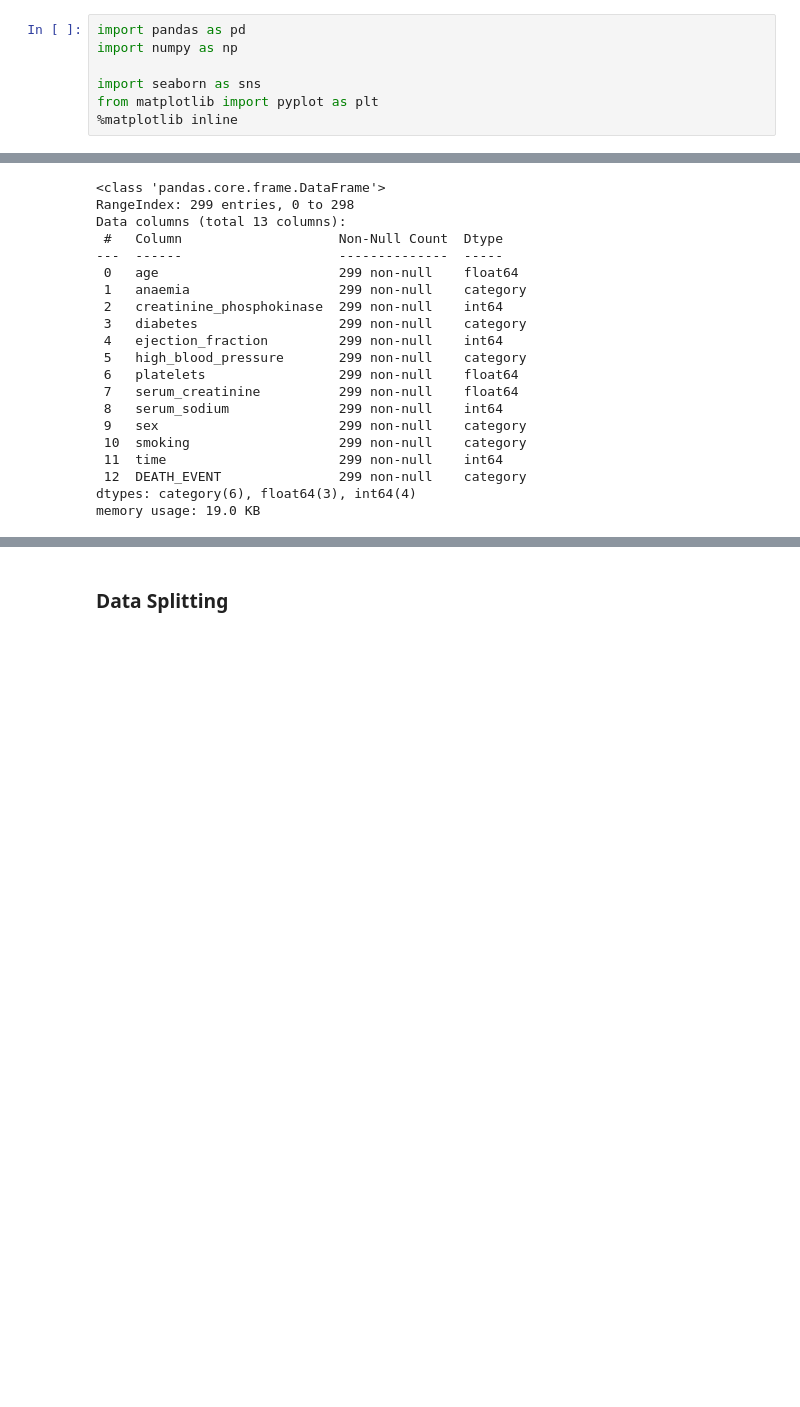
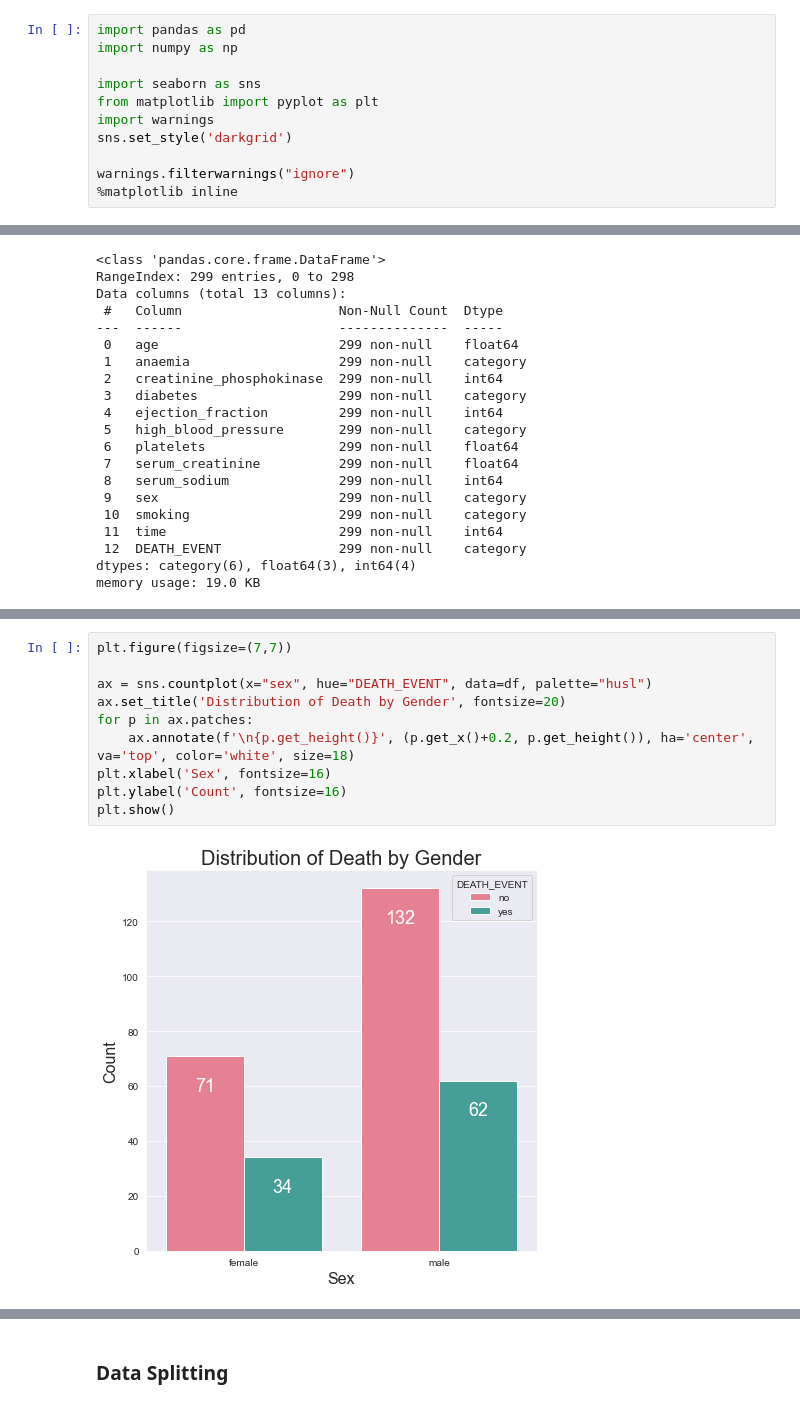
Before and after one commit to rizdiaprilian/MLZoomcamp_2022, a Jupyter notebook: Capstone_project/project.ipynb, the cells around one changed output, grey strips where cells are left out. Cells and saved outputs as stored; diff of their text form; blank space fills up the shorter version.

```diff
--- a/Capstone_project/project.ipynb
+++ b/Capstone_project/project.ipynb
@@ -4,6 +4,10 @@ import numpy as np
 
 import seaborn as sns
 from matplotlib import pyplot as plt
+import warnings
+sns.set_style('darkgrid')
+
+warnings.filterwarnings("ignore")
 %matplotlib inline
 # %%
 !head heart_failure_clinical_records_dataset.csv
@@ -123,0 +126,12 @@ memory usage: 19.0 KB
+# %%
+plt.figure(figsize=(7,7))
+
+ax = sns.countplot(x="sex", hue="DEATH_EVENT", data=df, palette="husl")
+ax.set_title('Distribution of Death by Gender', fontsize=20)
+for p in ax.patches:
+    ax.annotate(f'\n{p.get_height()}', (p.get_x()+0.2, p.get_height()), ha='center', va='top', color='white', size=18)
+plt.xlabel('Sex', fontsize=16)
+plt.ylabel('Count', fontsize=16)
+plt.show()
+# %% [output]
+[figure, added]
```
Also changed, not shown: parts of 28 cells of this notebook, 11 other files.
